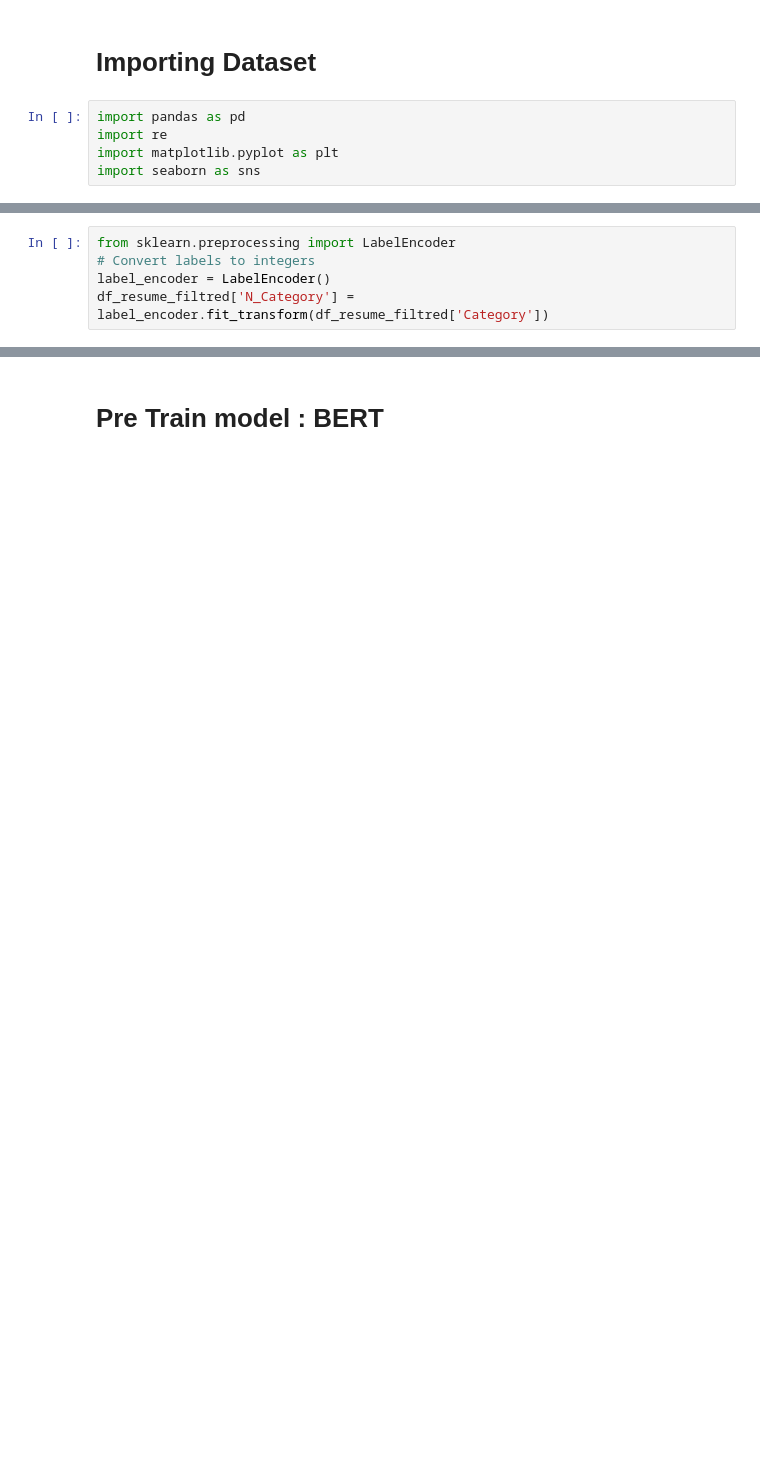
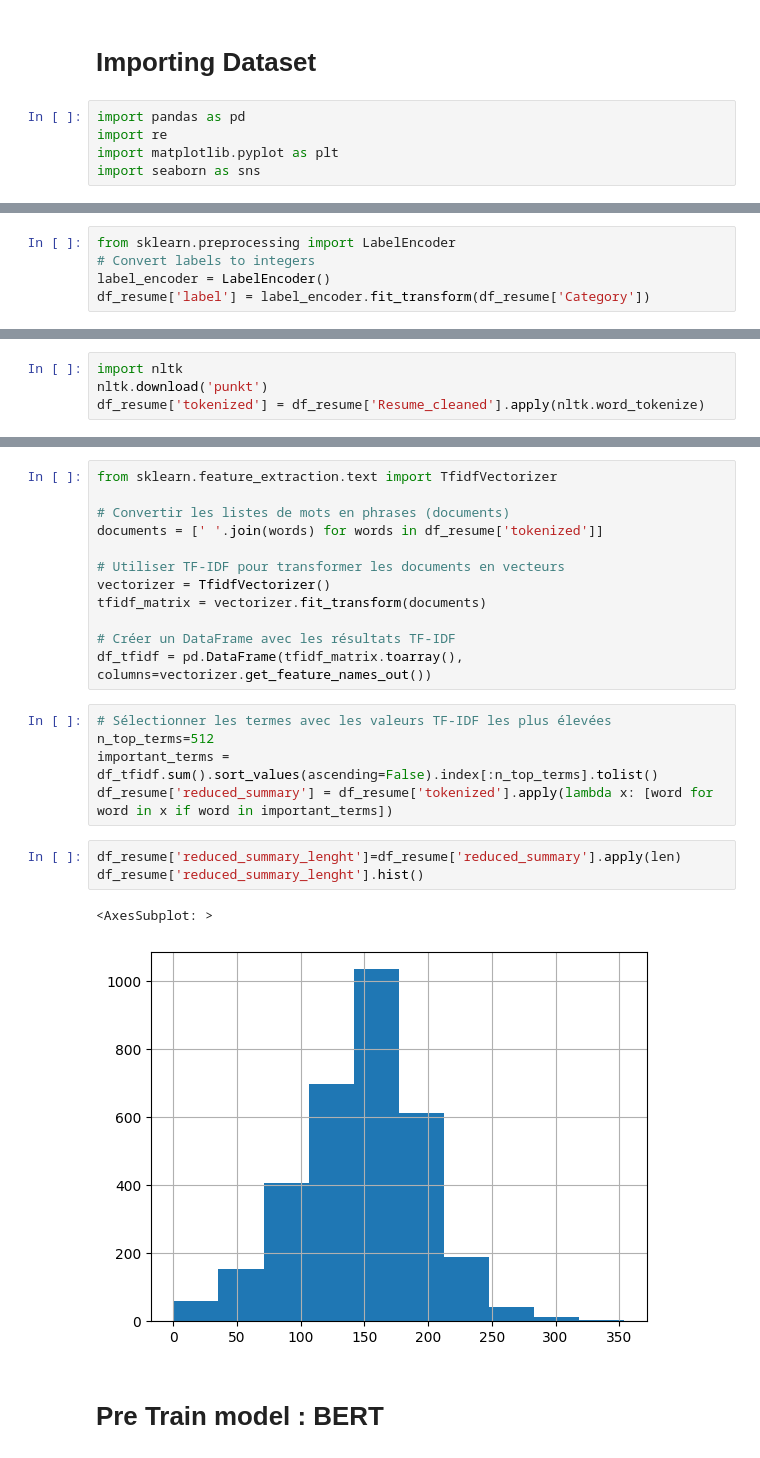
Before and after one commit to sabiryassine/TalentSort_AI_2, a Jupyter notebook: bert_model.ipynb, the cells around one changed output, grey strips where cells are left out. Drawn from its saved outputs; the diff is of its cells as text; blank space fills up the shorter version.

```diff
--- a/bert_model.ipynb
+++ b/bert_model.ipynb
@@ -24,4 +119,4 @@ num_categories
 from sklearn.preprocessing import LabelEncoder
 # Convert labels to integers
 label_encoder = LabelEncoder()
-df_resume_filtred['N_Category'] = label_encoder.fit_transform(df_resume_filtred['Category'])
+df_resume['label'] = label_encoder.fit_transform(df_resume['Category'])
@@ -33,0 +134,4 @@ See the caveats in the documentation: https://pandas.pydata.org/pandas-docs/stab
+# %%
+import nltk
+nltk.download('punkt')
+df_resume['tokenized'] = df_resume['Resume_cleaned'].apply(nltk.word_tokenize)
@@ -34,2 +142,25 @@ See the caveats in the documentation: https://pandas.pydata.org/pandas-docs/stab
+# %%
+from sklearn.feature_extraction.text import TfidfVectorizer
+
+# Convertir les listes de mots en phrases (documents)
+documents = [' '.join(words) for words in df_resume['tokenized']]
+
+# Utiliser TF-IDF pour transformer les documents en vecteurs
+vectorizer = TfidfVectorizer()
+tfidf_matrix = vectorizer.fit_transform(documents)
+
+# Créer un DataFrame avec les résultats TF-IDF
+df_tfidf = pd.DataFrame(tfidf_matrix.toarray(), columns=vectorizer.get_feature_names_out())
+# %%
+# Sélectionner les termes avec les valeurs TF-IDF les plus élevées
+n_top_terms=512
+important_terms = df_tfidf.sum().sort_values(ascending=False).index[:n_top_terms].tolist()
+df_resume['reduced_summary'] = df_resume['tokenized'].apply(lambda x: [word for word in x if word in important_terms])
+# %%
+df_resume['reduced_summary_lenght']=df_resume['reduced_summary'].apply(len)
+df_resume['reduced_summary_lenght'].hist()
+# %% [output]
+<AxesSubplot: >
+[figure, added]
 # %% [markdown]
 # Pre Train model : BERT
```
Also changed, not shown: parts of 27 cells of this notebook.
